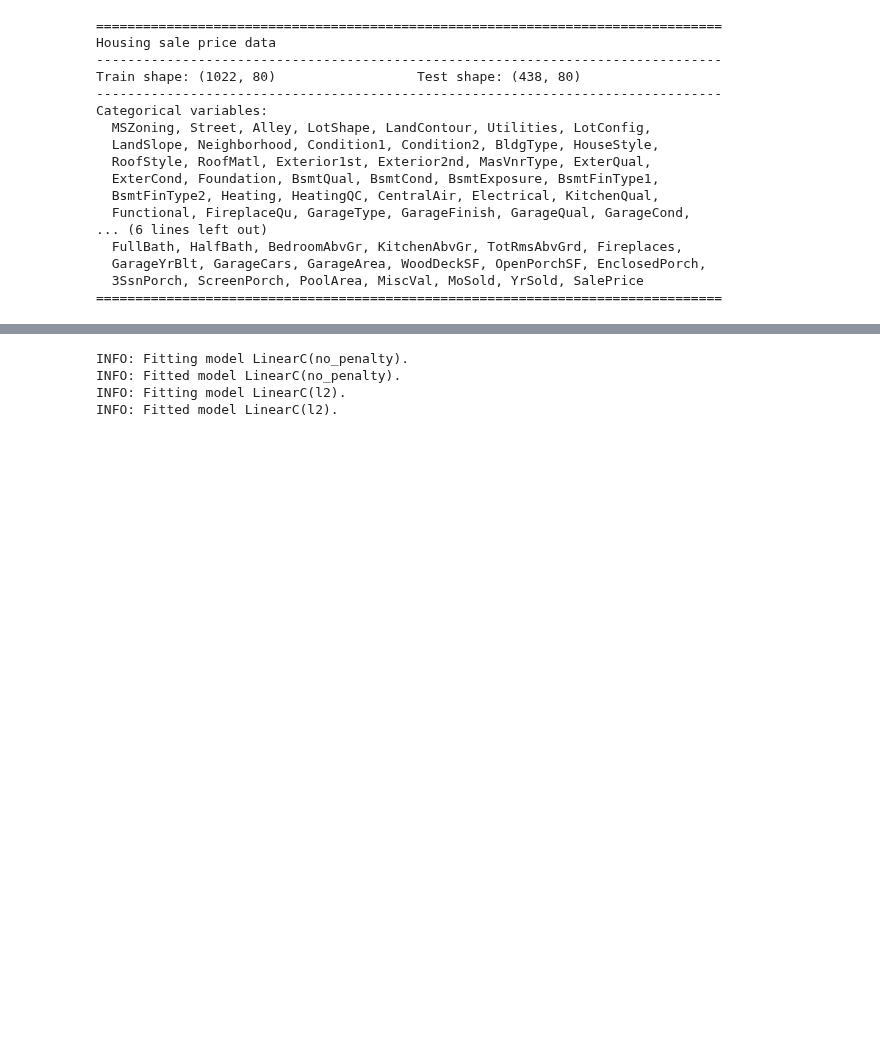
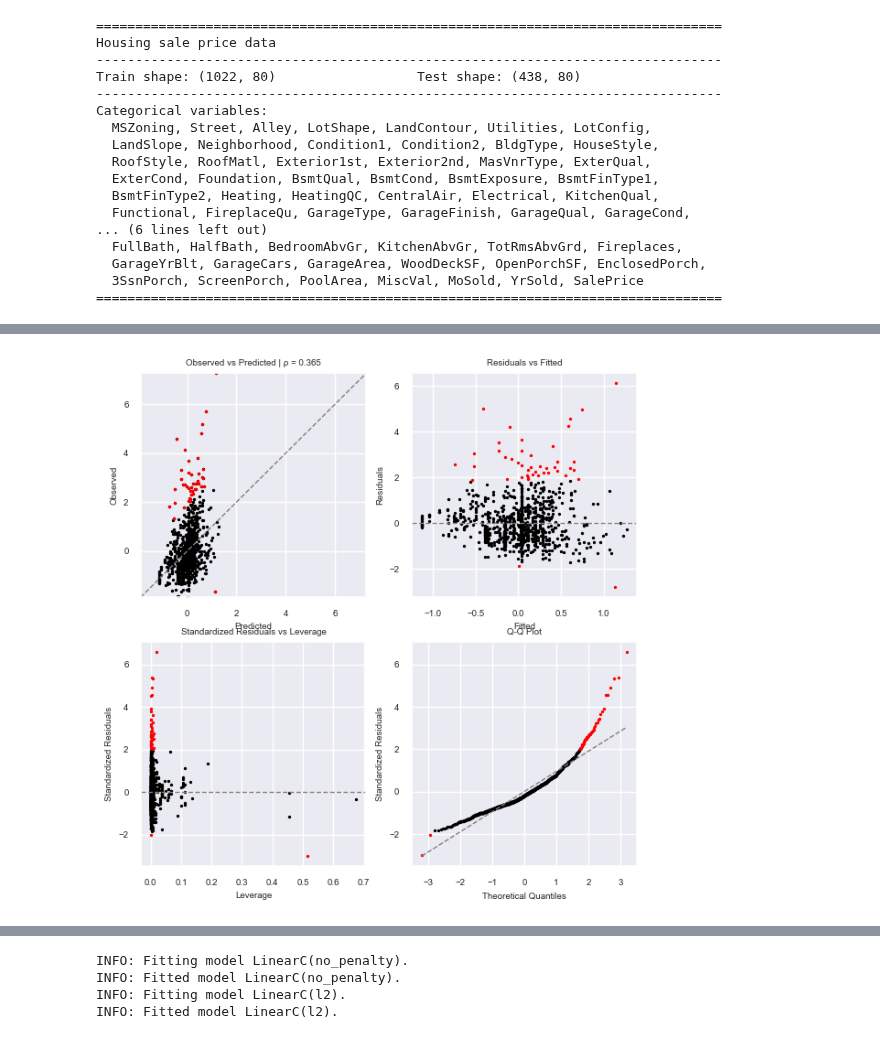
Before and after one commit to ajy25/TabularMagic, a Jupyter notebook: demo/test.ipynb, the cells around one changed output, grey strips where cells are left out. Drawn from its saved outputs; the diff is of its cells as text; code cells hidden in the pictures; blank space fills up the shorter version.

```diff
--- a/demo/test.ipynb
+++ b/demo/test.ipynb
@@ -146,0 +96,4 @@ tm.eda().plot_distribution('LotConfig')
+# %%
+report.train_report().plot_diagnostics(show_outliers=True)
+# %% [output]
+[figure, added]
```
Also changed, not shown: parts of 20 cells of this notebook, 15 other files.
